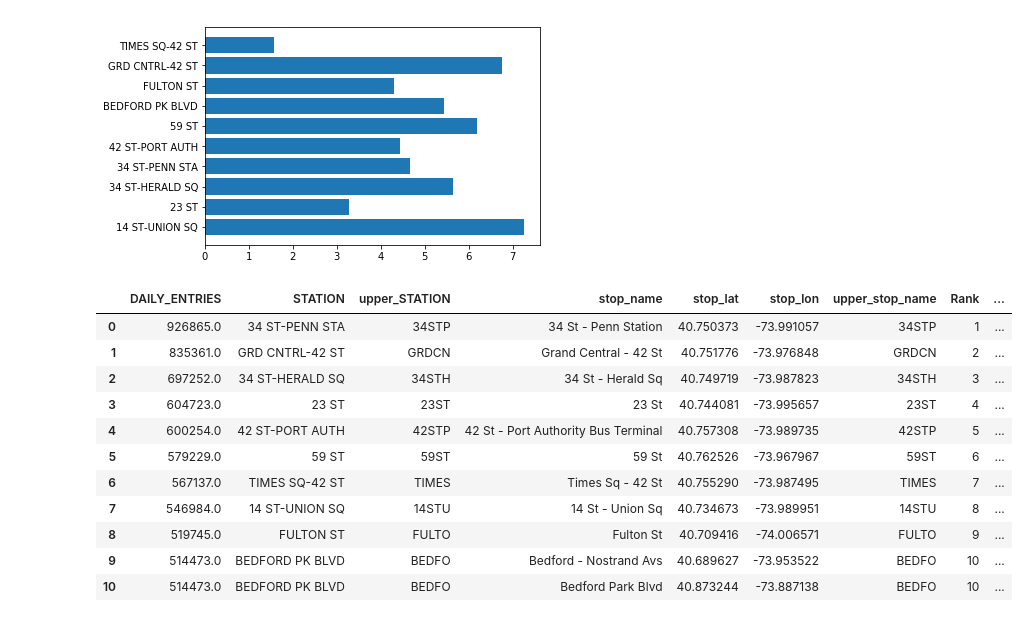
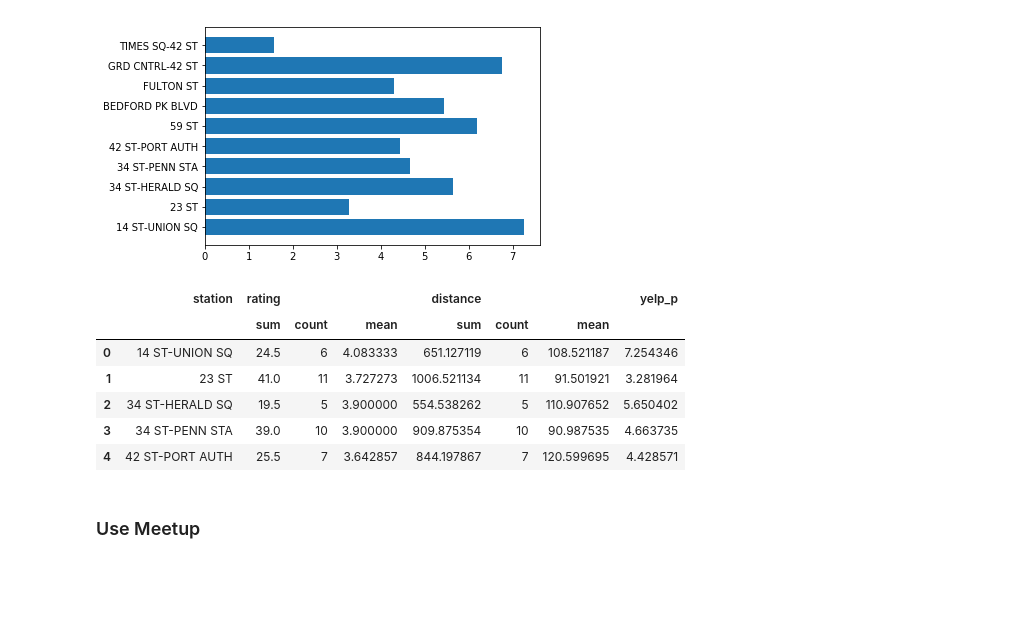
Before and after one commit to cyrus-rustomji/metis_projects, a Jupyter notebook: FirstProejct.ipynb, the cells around one changed output. Drawn from its saved outputs; the diff is of its cells as text; code cells hidden in the pictures; blank space fills up the shorter version.

```diff
--- a/FirstProejct.ipynb
+++ b/FirstProejct.ipynb
@@ -920,17 +712,14 @@ plt.barh(yelp_df['station'], yelp_df['yelp_p'])
 yelp_df = yelp_df[['station', 'yelp_p']]
 yelp_df = top10Stations.merge(yelp_df, left_on='STATION', right_on='station', how='left')
 # %%
-yelp_df
+yelp_df.head()
 # %% [output]
-|  | DAILY_ENTRIES | STATION | upper_STATION | stop_name | stop_lat | stop_lon | upper_stop_name | Rank | ... |
-| 0 | 926865.0 | 34 ST-PENN STA | 34STP | 34 St - Penn Station | 40.750373 | -73.991057 | 34STP | 1 | ... |
-| 1 | 835361.0 | GRD CNTRL-42 ST | GRDCN | Grand Central - 42 St | 40.751776 | -73.976848 | GRDCN | 2 | ... |
-| 2 | 697252.0 | 34 ST-HERALD SQ | 34STH | 34 St - Herald Sq | 40.749719 | -73.987823 | 34STH | 3 | ... |
-| 3 | 604723.0 | 23 ST | 23ST | 23 St | 40.744081 | -73.995657 | 23ST | 4 | ... |
-| 4 | 600254.0 | 42 ST-PORT AUTH | 42STP | 42 St - Port Authority Bus Terminal | 40.757308 | -73.989735 | 42STP | 5 | ... |
-| 5 | 579229.0 | 59 ST | 59ST | 59 St | 40.762526 | -73.967967 | 59ST | 6 | ... |
-| 6 | 567137.0 | TIMES SQ-42 ST | TIMES | Times Sq - 42 St | 40.755290 | -73.987495 | TIMES | 7 | ... |
-| 7 | 546984.0 | 14 ST-UNION SQ | 14STU | 14 St - Union Sq | 40.734673 | -73.989951 | 14STU | 8 | ... |
-| 8 | 519745.0 | FULTON ST | FULTO | Fulton St | 40.709416 | -74.006571 | FULTO | 9 | ... |
-| 9 | 514473.0 | BEDFORD PK BLVD | BEDFO | Bedford - Nostrand Avs | 40.689627 | -73.953522 | BEDFO | 10 | ... |
-| 10 | 514473.0 | BEDFORD PK BLVD | BEDFO | Bedford Park Blvd | 40.873244 | -73.887138 | BEDFO | 10 | ... |
+|  | station | rating |  |  | distance |  |  | yelp_p |
+|  |  | sum | count | mean | sum | count | mean |  |
+| 0 | 14 ST-UNION SQ | 24.5 | 6 | 4.083333 | 651.127119 | 6 | 108.521187 | 7.254346 |
+| 1 | 23 ST | 41.0 | 11 | 3.727273 | 1006.521134 | 11 | 91.501921 | 3.281964 |
+| 2 | 34 ST-HERALD SQ | 19.5 | 5 | 3.900000 | 554.538262 | 5 | 110.907652 | 5.650402 |
+| 3 | 34 ST-PENN STA | 39.0 | 10 | 3.900000 | 909.875354 | 10 | 90.987535 | 4.663735 |
+| 4 | 42 ST-PORT AUTH | 25.5 | 7 | 3.642857 | 844.197867 | 7 | 120.599695 | 4.428571 |
+# %% [markdown]
+### Use Meetup
```
Also changed, not shown: parts of 19 cells of this notebook, 1 other file.
